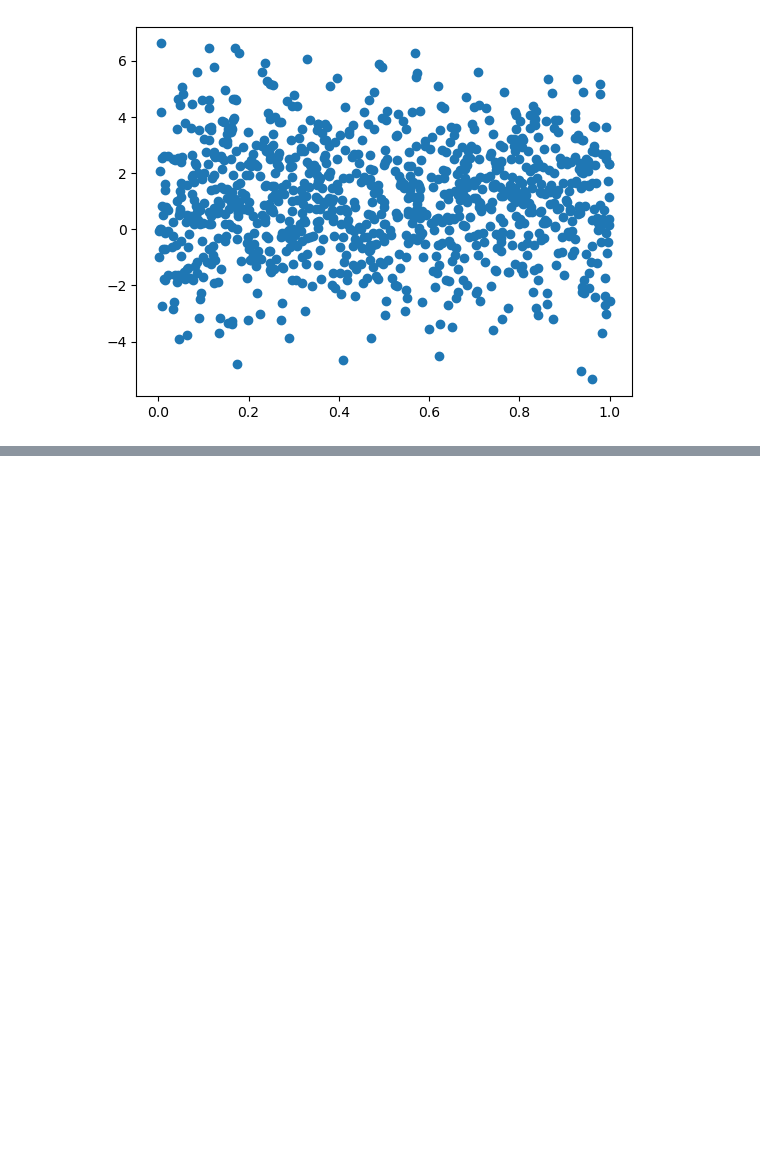
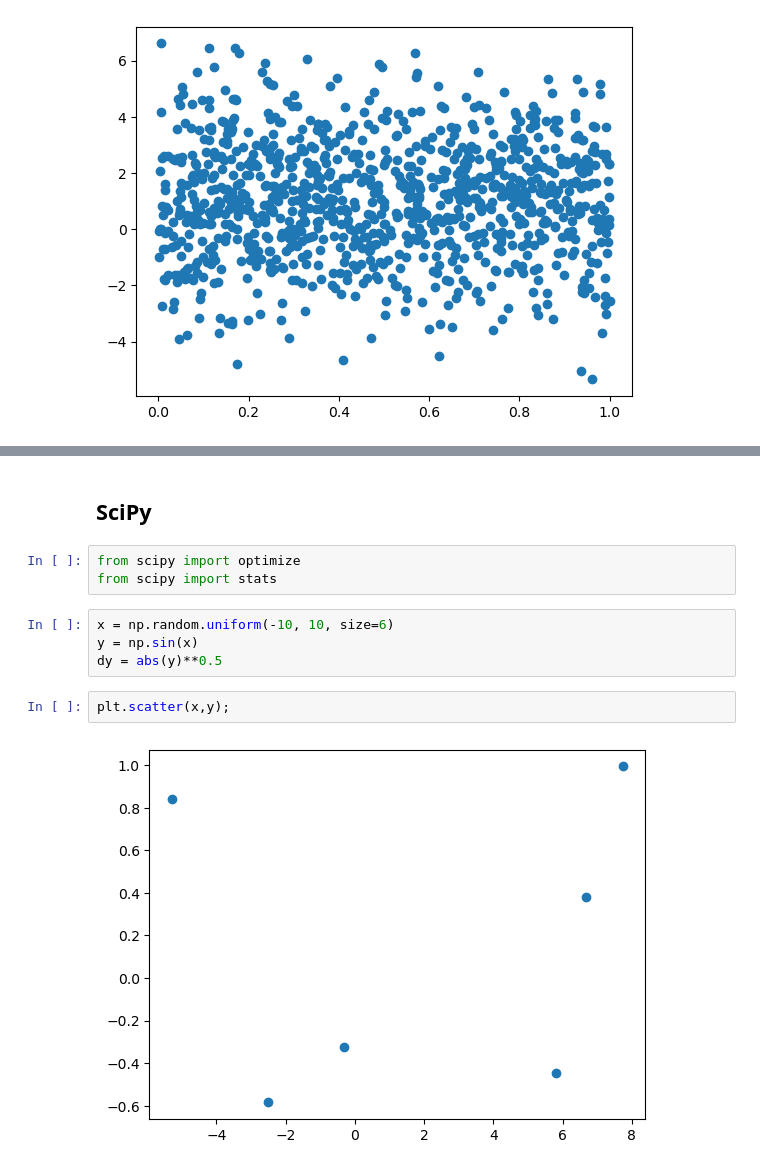
Before and after one commit to KittJonathan/DU_DATA_SCIENTIST, a Jupyter notebook: 01-PYTHON/20240911_python_day03.ipynb, the cells around one changed output, grey strips where cells are left out. Drawn from its saved outputs; the diff is of its cells as text; blank space fills up the shorter version.

```diff
--- a/01-PYTHON/20240911_python_day03.ipynb
+++ b/01-PYTHON/20240911_python_day03.ipynb
@@ -77,0 +225,13 @@ plt.scatter(data, data2)
+# %% [markdown]
+## SciPy
+# %%
+from scipy import optimize
+from scipy import stats
+# %%
+x = np.random.uniform(-10, 10, size=6)
+y = np.sin(x)
+dy = abs(y)**0.5
+# %%
+plt.scatter(x,y);
+# %% [output]
+[figure, added]
```
Also changed, not shown: parts of 21 cells of this notebook, 1 other file.
